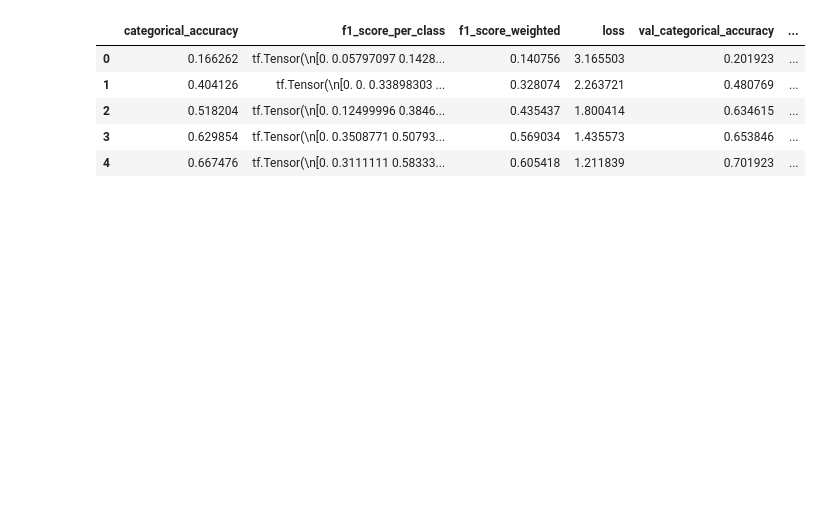
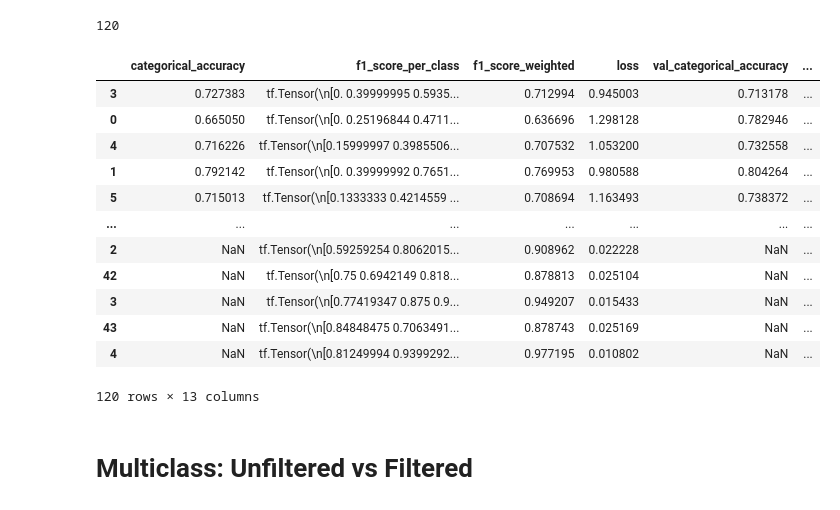
Before and after one commit to ruairiodonohoe/PlantDisease, a Jupyter notebook: notebooks/3_analysis.ipynb, the cells around one changed output. Cells and saved outputs as stored; diff of their text form; code cells hidden in the pictures; blank space fills up the shorter version.

```diff
--- a/notebooks/3_analysis.ipynb
+++ b/notebooks/3_analysis.ipynb
@@ -6,12 +7,4 @@ from matplotlib.colors import ListedColormap
 # %%
-mn = Path("../histories/").glob("*mobilenet*")
-mn = [pd.read_csv(csv) for csv in mn ]
-mn = pd.concat(mn)
-mn.head()
+df = Path("../histories/").glob("*.csv")
+df = [pd.read_csv(csv) for csv in df]
+df = pd.concat(df)
-# %% [output]
-|  | categorical_accuracy | f1_score_per_class | f1_score_weighted | loss | val_categorical_accuracy | ... |
-| 0 | 0.166262 | tf.Tensor(\n[0. 0.05797097 0.1428... | 0.140756 | 3.165503 | 0.201923 | ... |
-| 1 | 0.404126 | tf.Tensor(\n[0. 0. 0.33898303 ... | 0.328074 | 2.263721 | 0.480769 | ... |
-| 2 | 0.518204 | tf.Tensor(\n[0. 0.12499996 0.3846... | 0.435437 | 1.800414 | 0.634615 | ... |
-| 3 | 0.629854 | tf.Tensor(\n[0. 0.3508771 0.50793... | 0.569034 | 1.435573 | 0.653846 | ... |
-| 4 | 0.667476 | tf.Tensor(\n[0. 0.3111111 0.58333... | 0.605418 | 1.211839 | 0.701923 | ... |
@@ -29,0 +11,19 @@ mn.head()
+# %%
+duplicates = df[df.duplicated(subset=["model", "epoch"], keep=False)].sort_values(by=["epoch", "model"])
+print(len(duplicates))
+duplicates
+# %% [output]
+120
+|  | categorical_accuracy | f1_score_per_class | f1_score_weighted | loss | val_categorical_accuracy | ... |
+| 3 | 0.727383 | tf.Tensor(\n[0. 0.39999995 0.5935... | 0.712994 | 0.945003 | 0.713178 | ... |
+| 0 | 0.665050 | tf.Tensor(\n[0. 0.25196844 0.4711... | 0.636696 | 1.298128 | 0.782946 | ... |
+| 4 | 0.716226 | tf.Tensor(\n[0.15999997 0.3985506... | 0.707532 | 1.053200 | 0.732558 | ... |
+| 1 | 0.792142 | tf.Tensor(\n[0. 0.39999992 0.7651... | 0.769953 | 0.980588 | 0.804264 | ... |
+| 5 | 0.715013 | tf.Tensor(\n[0.1333333 0.4214559 ... | 0.708694 | 1.163493 | 0.738372 | ... |
+| ... | ... | ... | ... | ... | ... | ... |
+| 2 | NaN | tf.Tensor(\n[0.59259254 0.8062015... | 0.908962 | 0.022228 | NaN | ... |
+| 42 | NaN | tf.Tensor(\n[0.75 0.6942149 0.818... | 0.878813 | 0.025104 | NaN | ... |
+| 3 | NaN | tf.Tensor(\n[0.77419347 0.875 0.9... | 0.949207 | 0.015433 | NaN | ... |
+| 43 | NaN | tf.Tensor(\n[0.84848475 0.7063491... | 0.878743 | 0.025169 | NaN | ... |
+| 4 | NaN | tf.Tensor(\n[0.81249994 0.9399292... | 0.977195 | 0.010802 | NaN | ... |
+120 rows × 13 columns
@@ -29,0 +39,2 @@ mn.head()
+# %% [markdown]
+# Multiclass: Unfiltered vs Filtered
```
Also changed, not shown: parts of 9 cells of this notebook, 2 other files.
